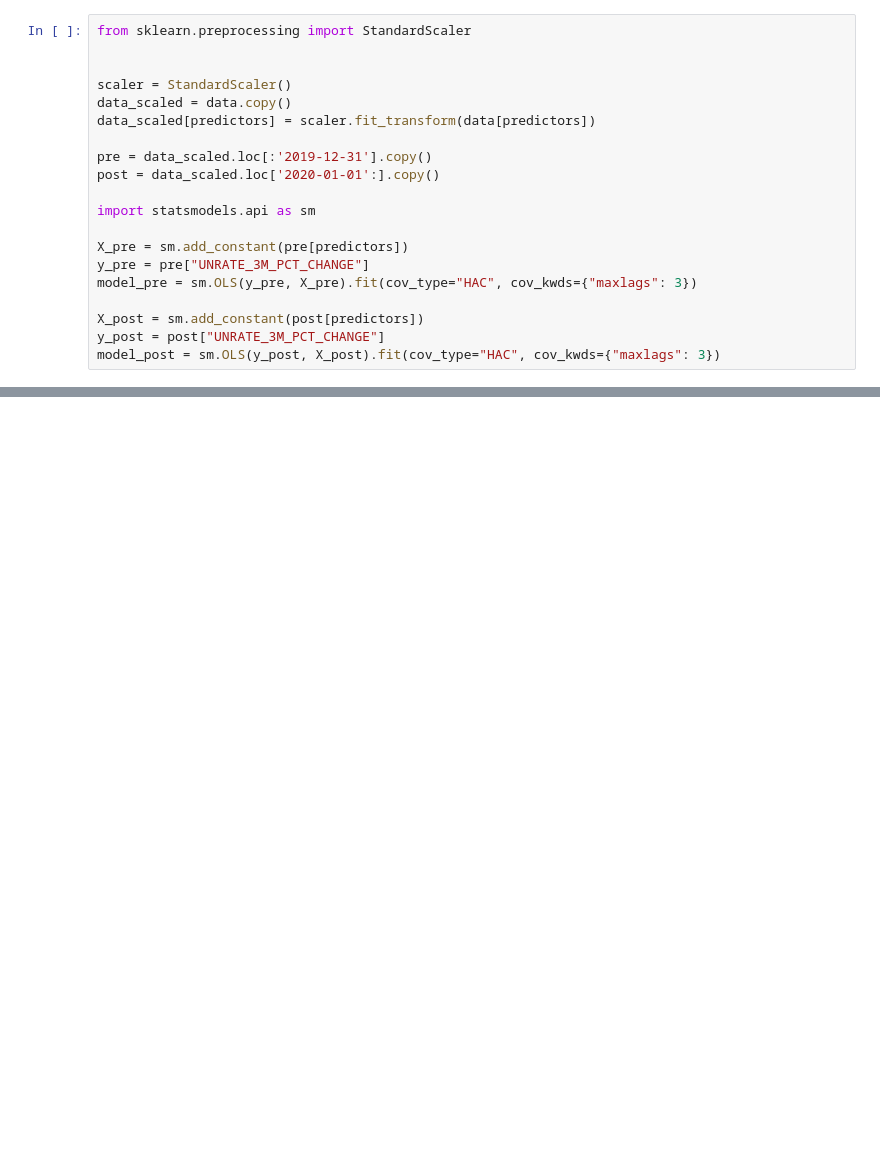
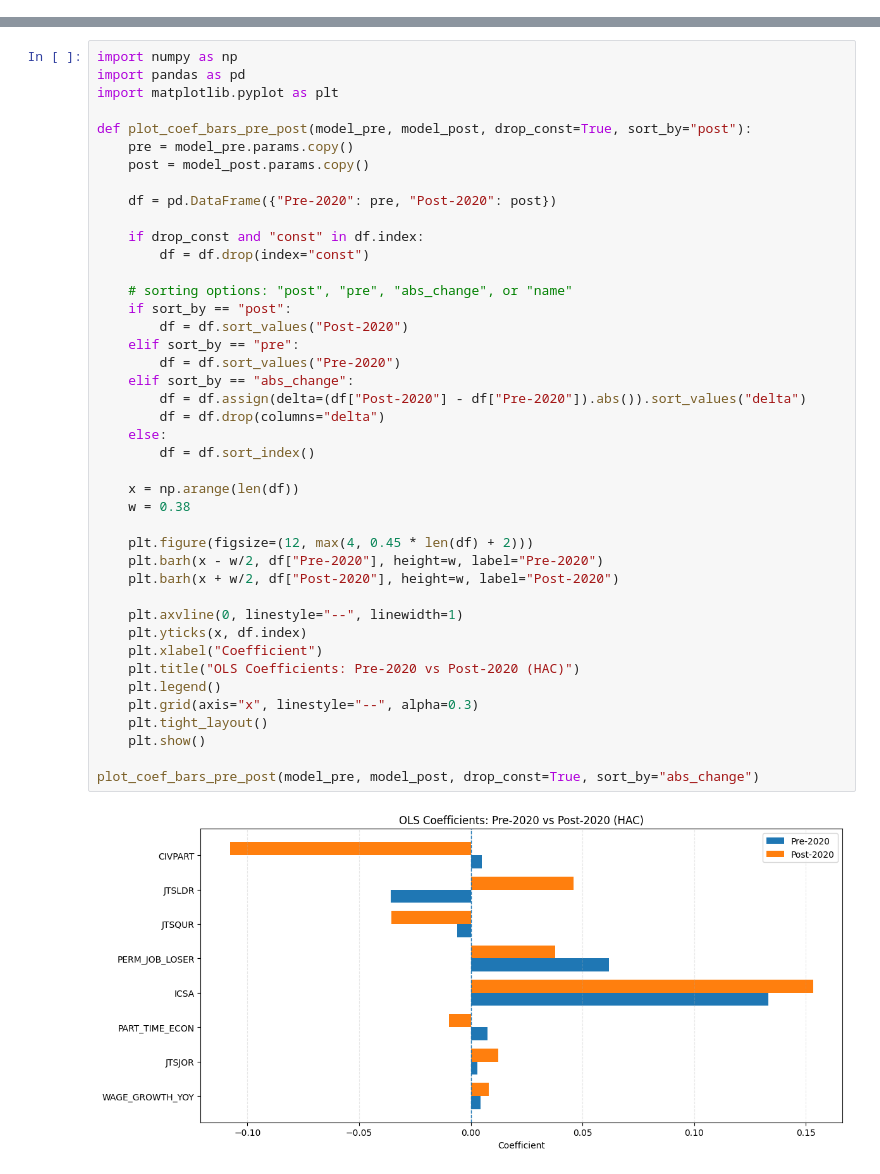
Before and after one commit to UncurledGuide/drivers_of_unemployment, a Jupyter notebook: data.ipynb, the cells around one changed output, grey strips where cells are left out. Drawn from its saved outputs; the diff is of its cells as text; blank space fills up the shorter version.

```diff
--- a/data.ipynb
+++ b/data.ipynb
@@ -240,20 +245,0 @@ Notes:
-# %%
-from sklearn.preprocessing import StandardScaler
-
-
-scaler = StandardScaler()
-data_scaled = data.copy()
-data_scaled[predictors] = scaler.fit_transform(data[predictors])
-
-pre = data_scaled.loc[:'2019-12-31'].copy()
-post = data_scaled.loc['2020-01-01':].copy()
-
-import statsmodels.api as sm
-
-X_pre = sm.add_constant(pre[predictors])
-y_pre = pre["UNRATE_3M_PCT_CHANGE"]
-model_pre = sm.OLS(y_pre, X_pre).fit(cov_type="HAC", cov_kwds={"maxlags": 3})
-
-X_post = sm.add_constant(post[predictors])
-y_post = post["UNRATE_3M_PCT_CHANGE"]
-model_post = sm.OLS(y_post, X_post).fit(cov_type="HAC", cov_kwds={"maxlags": 3})
@@ -371,0 +481,44 @@ plt.show()
+# %%
+import numpy as np
+import pandas as pd
+import matplotlib.pyplot as plt
+
+def plot_coef_bars_pre_post(model_pre, model_post, drop_const=True, sort_by="post"):
+    pre = model_pre.params.copy()
+    post = model_post.params.copy()
+
+    df = pd.DataFrame({"Pre-2020": pre, "Post-2020": post})
+
+    if drop_const and "const" in df.index:
+        df = df.drop(index="const")
+
+    # sorting options: "post", "pre", "abs_change", or "name"
+    if sort_by == "post":
+        df = df.sort_values("Post-2020")
+    elif sort_by == "pre":
+        df = df.sort_values("Pre-2020")
+    elif sort_by == "abs_change":
+        df = df.assign(delta=(df["Post-2020"] - df["Pre-2020"]).abs()).sort_values("delta")
+        df = df.drop(columns="delta")
+    else:
+        df = df.sort_index()
+
+    x = np.arange(len(df))
+    w = 0.38
+
+    plt.figure(figsize=(12, max(4, 0.45 * len(df) + 2)))
+    plt.barh(x - w/2, df["Pre-2020"], height=w, label="Pre-2020")
+    plt.barh(x + w/2, df["Post-2020"], height=w, label="Post-2020")
+
+    plt.axvline(0, linestyle="--", linewidth=1)
+    plt.yticks(x, df.index)
+    plt.xlabel("Coefficient")
+    plt.title("OLS Coefficients: Pre-2020 vs Post-2020 (HAC)")
+    plt.legend()
+    plt.grid(axis="x", linestyle="--", alpha=0.3)
+    plt.tight_layout()
+    plt.show()
+
+plot_coef_bars_pre_post(model_pre, model_post, drop_const=True, sort_by="abs_change")
+# %% [output]
+[figure, added]
```
Also changed, not shown: parts of 27 cells of this notebook, 4 other files.
